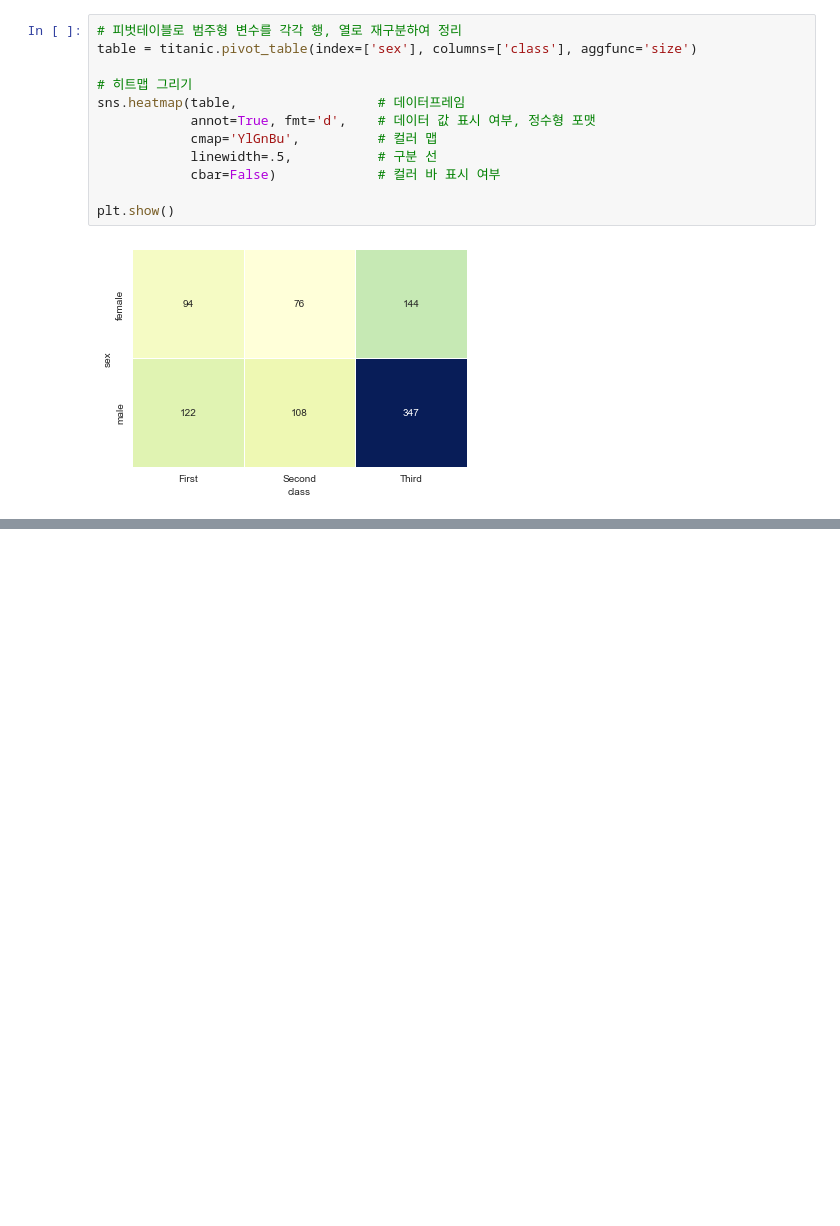
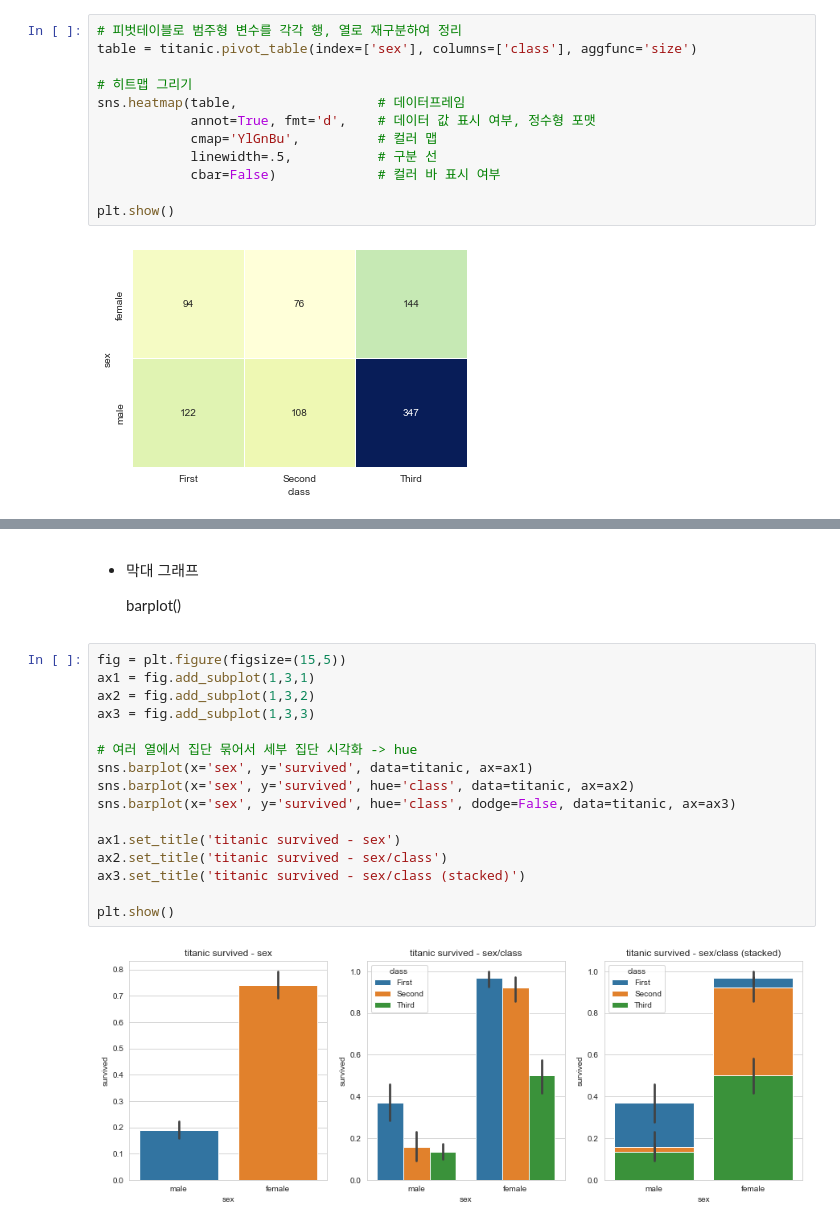
Before and after one commit to 9mynamemj7/TIL, a Jupyter notebook: Pandas/Part4_시각화 도구/02. Seaborn 라이브러리 - 고급 그래프 도구.ipynb, the cells around one changed output, grey strips where cells are left out. Saved outputs shown, nothing was run; the diff lists cells and outputs as text; blank space fills up the shorter version.

```diff
--- a/Pandas/Part4_시각화 도구/02. Seaborn 라이브러리 - 고급 그래프 도구.ipynb
+++ b/Pandas/Part4_시각화 도구/02. Seaborn 라이브러리 - 고급 그래프 도구.ipynb
@@ -111,0 +141,22 @@ plt.show()
+# %% [markdown]
+- 막대 그래프
+
+    barplot()
+# %%
+fig = plt.figure(figsize=(15,5))
+ax1 = fig.add_subplot(1,3,1)
+ax2 = fig.add_subplot(1,3,2)
+ax3 = fig.add_subplot(1,3,3)
+
+# 여러 열에서 집단 묶어서 세부 집단 시각화 -> hue
+sns.barplot(x='sex', y='survived', data=titanic, ax=ax1)
+sns.barplot(x='sex', y='survived', hue='class', data=titanic, ax=ax2)
+sns.barplot(x='sex', y='survived', hue='class', dodge=False, data=titanic, ax=ax3)
+
+ax1.set_title('titanic survived - sex')
+ax2.set_title('titanic survived - sex/class')
+ax3.set_title('titanic survived - sex/class (stacked)')
+
+plt.show()
+# %% [output]
+[figure, added]
```
Also changed, not shown: parts of 13 cells of this notebook.
